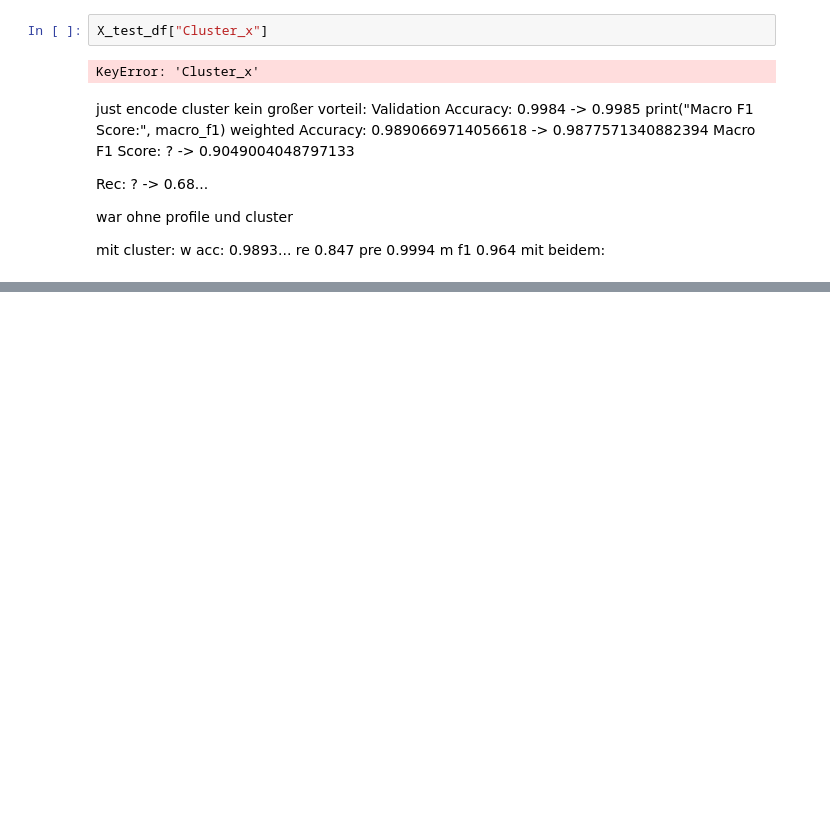
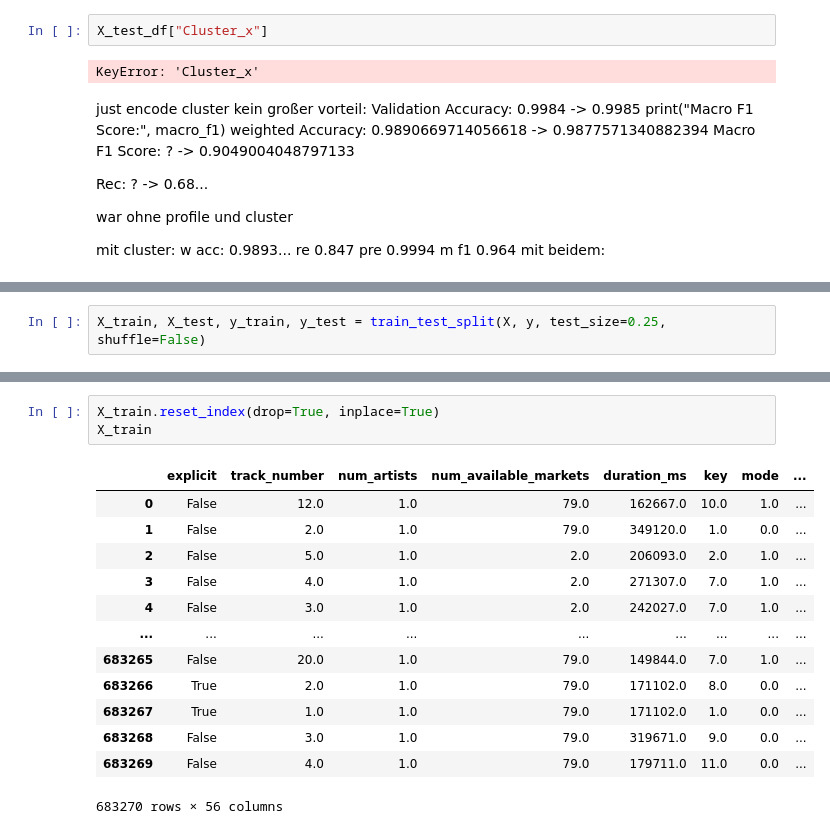
Before and after one commit to l4vd/Ba_first_tries, a Jupyter notebook: models/Original_MLP/Network_Analysis.ipynb, the cells around one changed output, grey strips where cells are left out. Saved outputs shown, nothing was run; the diff lists cells and outputs as text; blank space fills up the shorter version.

```diff
--- a/models/Original_MLP/Network_Analysis.ipynb
+++ b/models/Original_MLP/Network_Analysis.ipynb
@@ -1184,0 +1273,2 @@ mit beidem:
+# %%
+X_train, X_test, y_train, y_test = train_test_split(X, y, test_size=0.25, shuffle=False)
@@ -1184,0 +1316,17 @@ mit beidem:
+# %%
+X_train.reset_index(drop=True, inplace=True)
+X_train
+# %% [output]
+|  | explicit | track_number | num_artists | num_available_markets | duration_ms | key | mode | ... |
+| 0 | False | 12.0 | 1.0 | 79.0 | 162667.0 | 10.0 | 1.0 | ... |
+| 1 | False | 2.0 | 1.0 | 79.0 | 349120.0 | 1.0 | 0.0 | ... |
+| 2 | False | 5.0 | 1.0 | 2.0 | 206093.0 | 2.0 | 1.0 | ... |
+| 3 | False | 4.0 | 1.0 | 2.0 | 271307.0 | 7.0 | 1.0 | ... |
+| 4 | False | 3.0 | 1.0 | 2.0 | 242027.0 | 7.0 | 1.0 | ... |
+| ... | ... | ... | ... | ... | ... | ... | ... | ... |
+| 683265 | False | 20.0 | 1.0 | 79.0 | 149844.0 | 7.0 | 1.0 | ... |
+| 683266 | True | 2.0 | 1.0 | 79.0 | 171102.0 | 8.0 | 0.0 | ... |
+| 683267 | True | 1.0 | 1.0 | 79.0 | 171102.0 | 1.0 | 0.0 | ... |
+| 683268 | False | 3.0 | 1.0 | 79.0 | 319671.0 | 9.0 | 0.0 | ... |
+| 683269 | False | 4.0 | 1.0 | 79.0 | 179711.0 | 11.0 | 0.0 | ... |
+683270 rows × 56 columns
```
Also changed, not shown: parts of 11 cells of this notebook.
